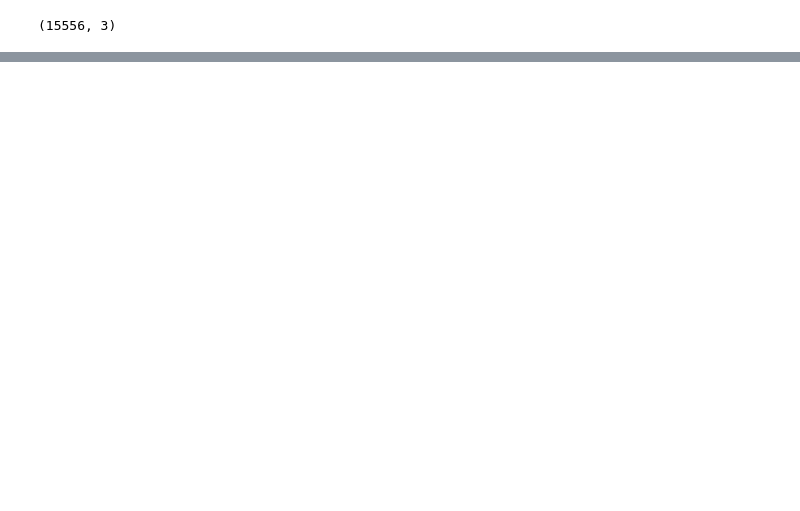
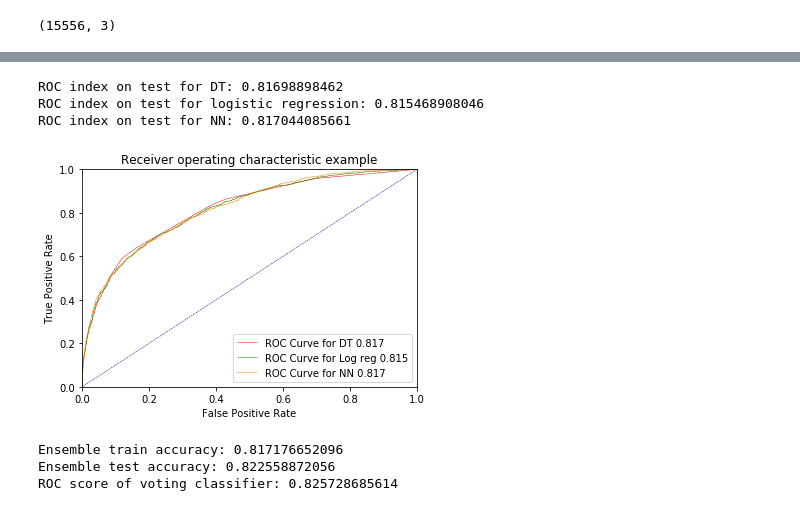
Before and after one commit to MaxEdman/IFN645_CaseStudy1, a Jupyter notebook: Task 4.ipynb, the cells around one changed output, grey strips where cells are left out. Drawn from its saved outputs; the diff is of its cells as text; code cells hidden in the pictures; blank space fills up the shorter version.

```diff
--- a/Task 4.ipynb
+++ b/Task 4.ipynb
@@ -435,0 +665,43 @@ NameError: name 'GridSearchCV' is not defined
+# %%
+from sklearn.metrics import roc_auc_score
+
+y_pred_proba_dt = dt_model.predict_proba(X_test)
+y_pred_proba_log_reg = log_reg_model.predict_proba(X_test)
+y_pred_proba_nn = nn_model.predict_proba(X_test)
+
+roc_index_dt = roc_auc_score(y_test, y_pred_proba_dt[:, 1])
+roc_index_log_reg = roc_auc_score(y_test, y_pred_proba_log_reg[:, 1])
+roc_index_nn = roc_auc_score(y_test, y_pred_proba_nn[:, 1])
+
+print("ROC index on test for DT:", roc_index_dt)
+print("ROC index on test for logistic regression:", roc_index_log_reg)
+print("ROC index on test for NN:", roc_index_nn)
+# %% [output]
+ROC index on test for DT: 0.81698898462
+ROC index on test for logistic regression: 0.815468908046
+ROC index on test for NN: 0.817044085661
+# %%
+from sklearn.metrics import roc_curve
+
+fpr_dt, tpr_dt, thresholds_dt = roc_curve(y_test, y_pred_proba_dt[:,1])
+fpr_log_reg, tpr_log_reg, thresholds_log_reg = roc_curve(y_test, y_pred_proba_log_reg[:,1])
+fpr_nn, tpr_nn, thresholds_nn = roc_curve(y_test, y_pred_proba_nn[:,1])
+# %%
+import matplotlib.pyplot as plt
+
+plt.plot(fpr_dt, tpr_dt, label='ROC Curve for DT {:.3f}'.format(roc_index_dt), color='red', lw=0.5)
+plt.plot(fpr_log_reg, tpr_log_reg, label='ROC Curve for Log reg {:.3f}'.format(roc_index_log_reg), color='green', lw=0.5)
+plt.plot(fpr_nn, tpr_nn, label='ROC Curve for NN {:.3f}'.format(roc_index_nn), color='darkorange', lw=0.5)
+
+# plt.plot(fpr[2], tpr[2], color='darkorange',
+#          lw=lw, label='ROC curve (area = %0.2f)' % roc_auc[2])
+plt.plot([0, 1], [0, 1], color='navy', lw=0.5, linestyle='--')
+plt.xlim([0.0, 1.0])
+plt.ylim([0.0, 1.0])
+plt.xlabel('False Positive Rate')
+plt.ylabel('True Positive Rate')
+plt.title('Receiver operating characteristic example')
+plt.legend(loc="lower right")
+plt.show()
+# %% [output]
+[figure, added]
@@ -435,0 +714,16 @@ NameError: name 'GridSearchCV' is not defined
+# %%
+# fit the voting classifier to training data
+voting.fit(X_train, y_train)
+
+# evaluate train and test accuracy
+print("Ensemble train accuracy:", voting.score(X_train, y_train))
+print("Ensemble test accuracy:", voting.score(X_test, y_test))
+
+# evaluate ROC auc score
+y_pred_proba_ensemble = voting.predict_proba(X_test)
+roc_index_ensemble = roc_auc_score(y_test, y_pred_proba_ensemble[:, 1])
+print("ROC score of voting classifier:", roc_index_ensemble)
+# %% [output]
+Ensemble train accuracy: 0.817176652096
+Ensemble test accuracy: 0.822558872056
+ROC score of voting classifier: 0.825728685614
```
Also changed, not shown: parts of 16 cells of this notebook, 2 other files.
